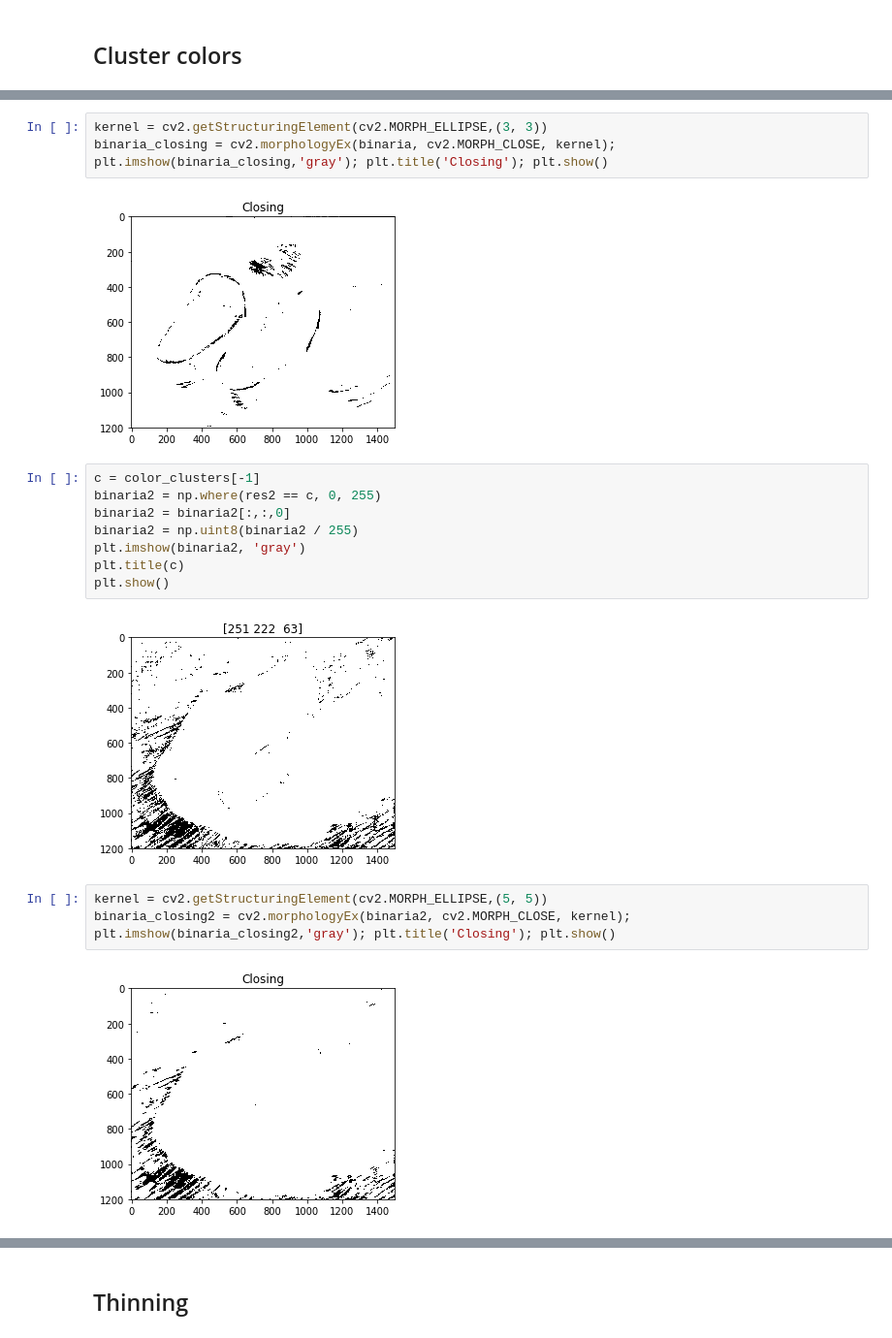
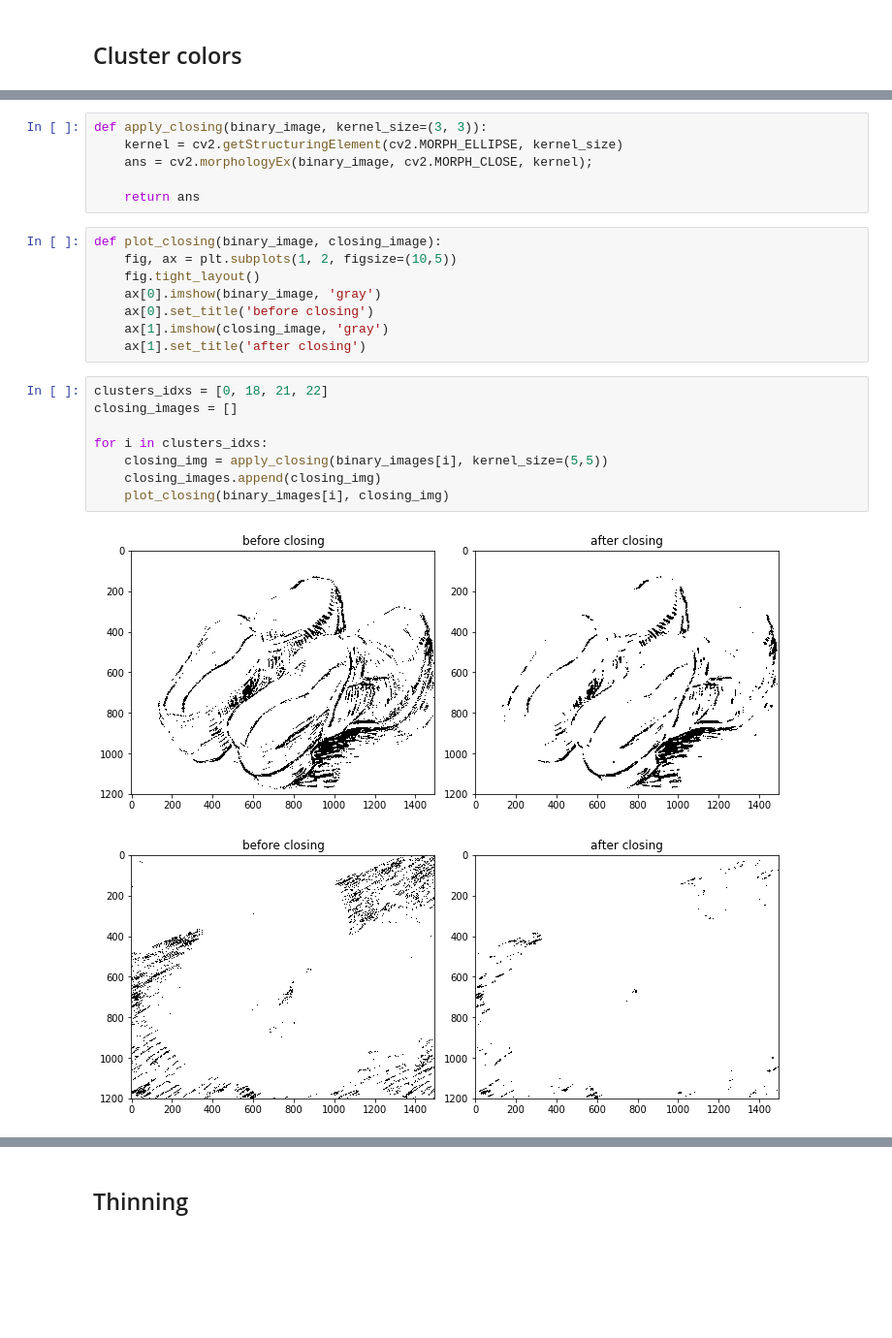
Before and after one commit to torres07/visao-computacional, a Jupyter notebook: projeto-vg/detect-brushstrokes.ipynb, the cells around one changed output, grey strips where cells are left out. Shown: that part at 97% size. Cells and saved outputs as stored; diff of their text form; blank space fills up the shorter version.

```diff
--- a/projeto-vg/detect-brushstrokes.ipynb
+++ b/projeto-vg/detect-brushstrokes.ipynb
@@ -91,22 +77,25 @@ plt.show()
-# %%
-kernel = cv2.getStructuringElement(cv2.MORPH_ELLIPSE,(3, 3))
-binaria_closing = cv2.morphologyEx(binaria, cv2.MORPH_CLOSE, kernel);
-plt.imshow(binaria_closing,'gray'); plt.title('Closing'); plt.show()
-# %% [output]
-[figure, removed]
-# %%
-c = color_clusters[-1]
-binaria2 = np.where(res2 == c, 0, 255)
-binaria2 = binaria2[:,:,0]
-binaria2 = np.uint8(binaria2 / 255)
-plt.imshow(binaria2, 'gray')
-plt.title(c)
-plt.show()
-# %% [output]
-[figure, removed]
-# %%
-kernel = cv2.getStructuringElement(cv2.MORPH_ELLIPSE,(5, 5))
-binaria_closing2 = cv2.morphologyEx(binaria2, cv2.MORPH_CLOSE, kernel);
-plt.imshow(binaria_closing2,'gray'); plt.title('Closing'); plt.show()
-# %% [output]
-[figure, removed]
+# %%
+def apply_closing(binary_image, kernel_size=(3, 3)):
+    kernel = cv2.getStructuringElement(cv2.MORPH_ELLIPSE, kernel_size)
+    ans = cv2.morphologyEx(binary_image, cv2.MORPH_CLOSE, kernel);
+
+    return ans
+# %%
+def plot_closing(binary_image, closing_image):
+    fig, ax = plt.subplots(1, 2, figsize=(10,5))
+    fig.tight_layout()
+    ax[0].imshow(binary_image, 'gray')
+    ax[0].set_title('before closing')
+    ax[1].imshow(closing_image, 'gray')
+    ax[1].set_title('after closing')
+# %%
+clusters_idxs = [0, 18, 21, 22]
+closing_images = []
+
+for i in clusters_idxs:
+    closing_img = apply_closing(binary_images[i], kernel_size=(5,5))
+    closing_images.append(closing_img)
+    plot_closing(binary_images[i], closing_img)
+# %% [output]
+[figure, added]
+[figure, added]
```
Also changed, not shown: parts of 20 cells of this notebook, 10 other files.
